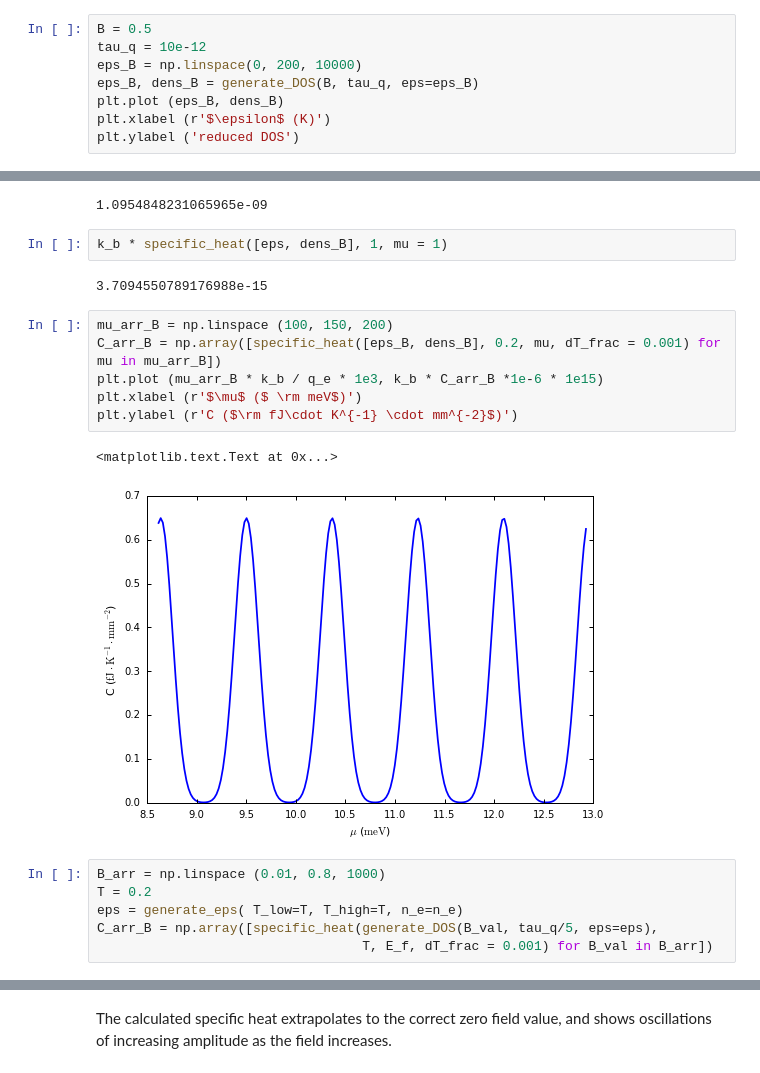
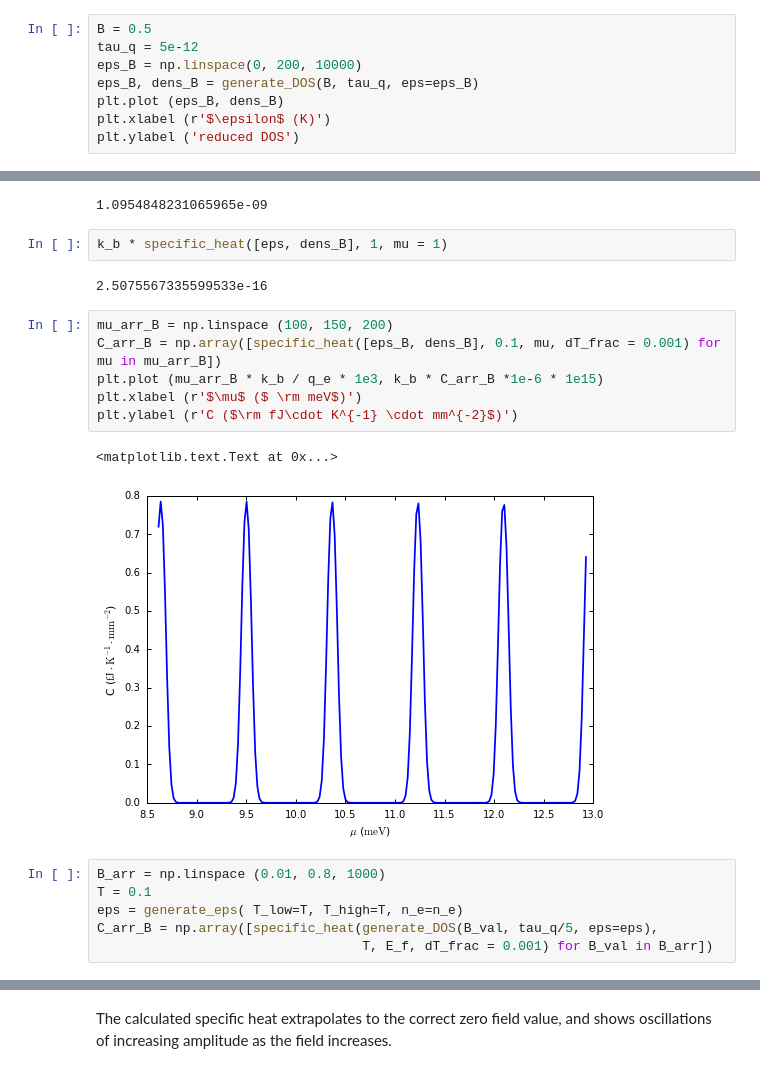
Before and after one commit to ben741/non-interacting-2DEG, a Jupyter notebook: demo.ipynb, the cells around one changed output, grey strips where cells are left out. Drawn from its saved outputs; the diff is of its cells as text.

```diff
--- a/demo.ipynb
+++ b/demo.ipynb
@@ -114,7 +114,7 @@ Or in units of k_b/electron, for n_e = 3e15/m^2: C/T = 0.02645
 To perform calculations in a magnetic field, we must first generate a DOS with Landau Levels. The generate_DOS function takes as one of its inputs $\tau_q$, the quantum lifetime, which is a measure of the Landau level broadening (via the Heisenberg uncertainty relation, $\Delta t \Delta E = \hbar$). This quantity is distinct from the transport lifetime, and may be extracted from a Dingle plot of the envelope of the low-field Shubnikov de Haas oscillations. Here, we use a typical order-of-magnitude value of 10 ps.
 # %%
 B = 0.5
-tau_q = 10e-12
+tau_q = 5e-12
 eps_B = np.linspace(0, 200, 10000)
 eps_B, dens_B = generate_DOS(B, tau_q, eps=eps_B)
 plt.plot (eps_B, dens_B)
@@ -136,19 +136,19 @@ k_b * specific_heat([eps, dens], 1, n_e = 3.05e15)
 # %%
 k_b * specific_heat([eps, dens_B], 1, mu = 1)
 # %% [output]
-3.7094550789176988e-15
+2.5075567335599533e-16
 # %%
 mu_arr_B = np.linspace (100, 150, 200)
-C_arr_B = np.array([specific_heat([eps_B, dens_B], 0.2, mu, dT_frac = 0.001) for mu in mu_arr_B])
+C_arr_B = np.array([specific_heat([eps_B, dens_B], 0.1, mu, dT_frac = 0.001) for mu in mu_arr_B])
 plt.plot (mu_arr_B * k_b / q_e * 1e3, k_b * C_arr_B *1e-6 * 1e15)
 plt.xlabel (r'$\mu$ ($ \rm meV$)')
 plt.ylabel (r'C ($\rm fJ\cdot K^{-1} \cdot mm^{-2}$)')
 # %% [output]
 <matplotlib.text.Text at 0x...>
-[figure, old version]
+[figure, new version]
 # %%
 B_arr = np.linspace (0.01, 0.8, 1000)
-T = 0.2
+T = 0.1
 eps = generate_eps( T_low=T, T_high=T, n_e=n_e)
 C_arr_B = np.array([specific_heat(generate_DOS(B_val, tau_q/5, eps=eps),
                                   T, E_f, dT_frac = 0.001) for B_val in B_arr])
```
Also changed, not shown: parts of 2 cells of this notebook, 1 other file.
